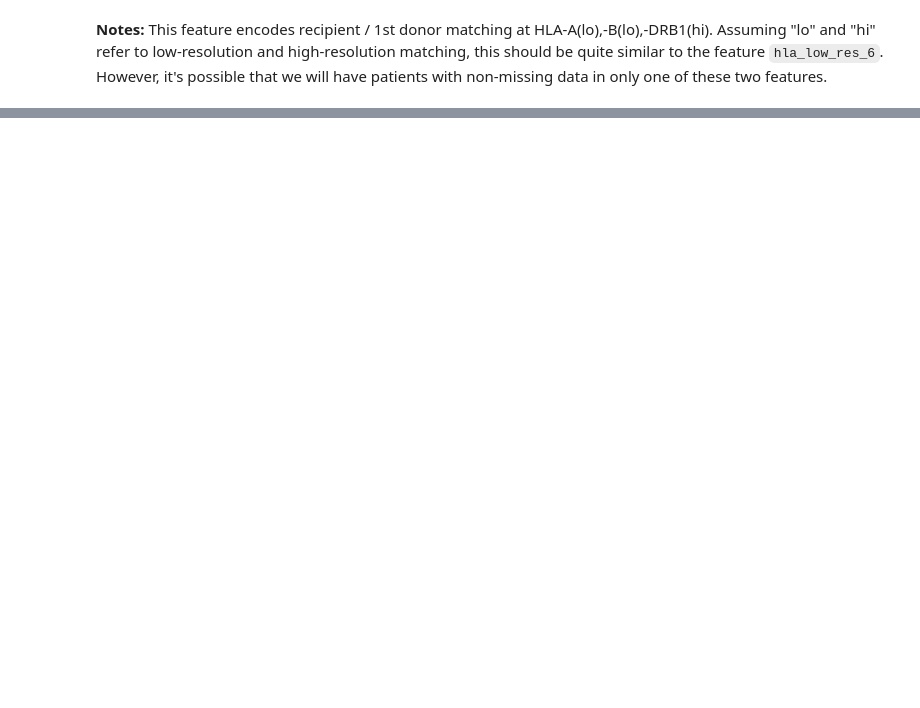
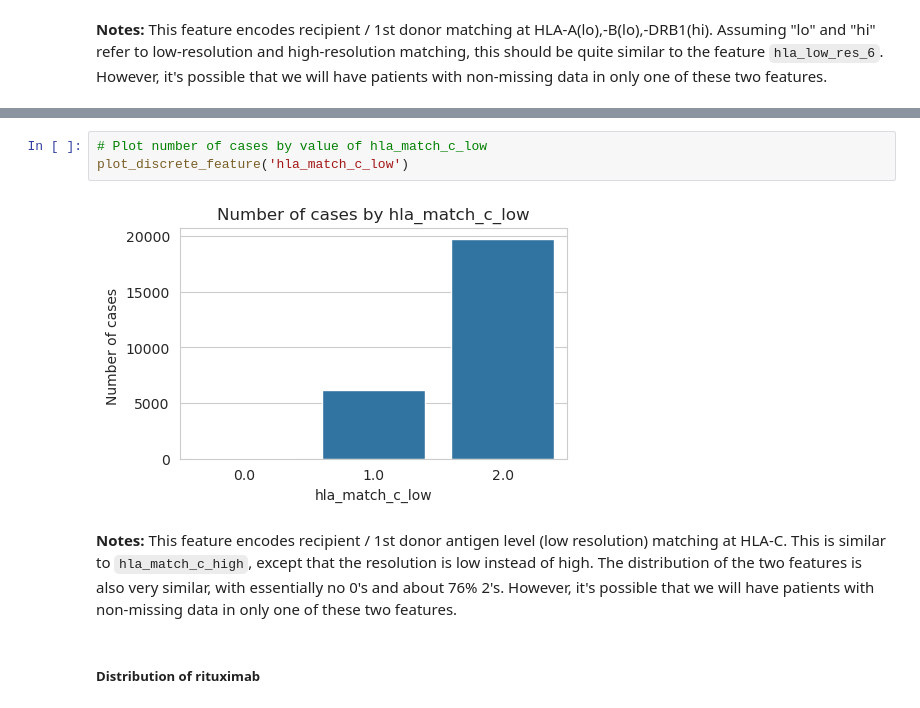
Before and after one commit to RuiboZhang98/CIBMTR_post_hct_survival, a Jupyter notebook: notebooks/univariate_distributions.ipynb, the cells around one changed output, grey strips where cells are left out. Cells and saved outputs as stored; diff of their text form; blank space fills up the shorter version.

```diff
--- a/notebooks/univariate_distributions.ipynb
+++ b/notebooks/univariate_distributions.ipynb
@@ -326,0 +572,9 @@ plot_discrete_feature('hla_nmdp_6')
+# %%
+# Plot number of cases by value of hla_match_c_low
+plot_discrete_feature('hla_match_c_low')
+# %% [output]
+[figure, added]
+# %% [markdown]
+**Notes:** This feature encodes recipient / 1st donor antigen level (low resolution) matching at HLA-C. This is similar to `hla_match_c_high`, except that the resolution is low instead of high. The distribution of the two features is also very similar, with essentially no 0's and about 76% 2's. However, it's possible that we will have patients with non-missing data in only one of these two features.
+# %% [markdown]
+##### Distribution of rituximab
```
Also changed, not shown: parts of 171 cells of this notebook.
